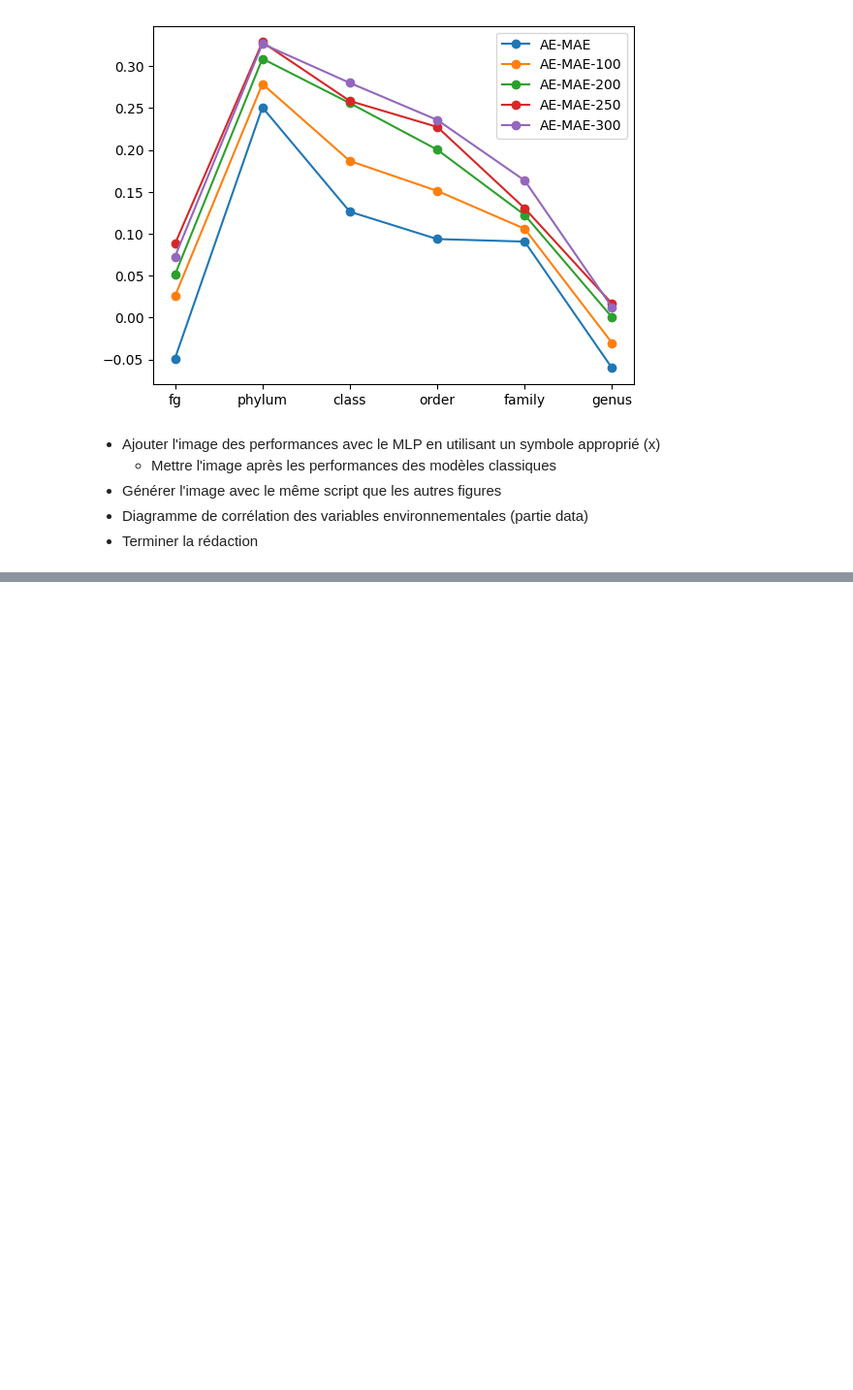
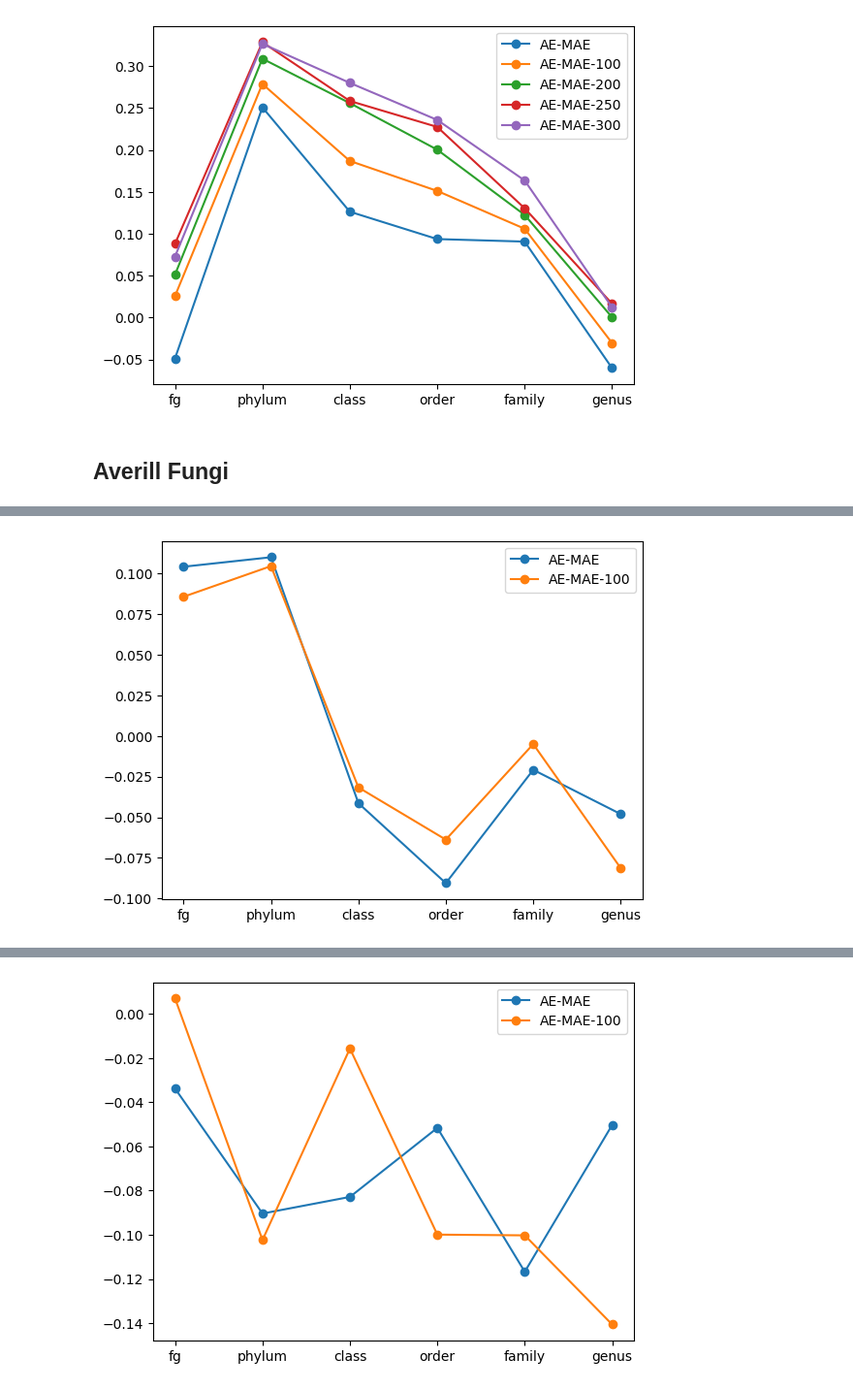
Before and after one commit to Vincent-Therrien/micropyome, a Jupyter notebook: demos/autoencoder.ipynb, the cells around one changed output, grey strips where cells are left out. Shown at 97% size. Saved outputs shown, nothing was run; the diff lists cells and outputs as text; code cells hidden in the pictures; blank space fills up the shorter version.

Commit message:
Run MLPs on other datasets

```diff
--- a/demos/autoencoder.ipynb
+++ b/demos/autoencoder.ipynb
@@ -632,9 +645,59 @@ AE-MAE-200: [0.05118123026380017, 0.3090538982613448, 0.25598631957104845, 0.200
 AE-MAE-250: [0.08792376157087849, 0.3287753806971894, 0.2585534379491969, 0.22758646003020613, 0.1304617289680167, 0.01651853931175517]
 AE-MAE-300: [0.07275268309722277, 0.3268286383733485, 0.28016965430134294, 0.23594749676542937, 0.16365726207207806, 0.012203457402393075]
 [figure]
-# %% [markdown]
-- Ajouter l'image des performances avec le MLP en utilisant un symbole approprié (x)
-  - Mettre l'image après les performances des modèles classiques
-- Générer l'image avec le même script que les autres figures
-- Diagramme de corrélation des variables environnementales (partie data)
-- Terminer la rédaction
+# %% [markdown]
+## Averill Fungi
+# %%
+DATASET_PATH = "../data/averill/fungi/"
+X = {}
+Y = {}
+
+for level in regression.TAXONOMIC_LEVELS:
+    x = pd.read_csv(f"{DATASET_PATH}{level}/13_variables.csv")
+    y = pd.read_csv(f"{DATASET_PATH}{level}/observed.csv")
+
+    x = x.drop(x.columns[0], axis=1) # Drop the ID of the sample.
+    # Scale features to remove the mean and make the variance unitary.
+    scaler = StandardScaler()
+    x = pd.DataFrame(scaler.fit_transform(x), columns=x.columns)
+
+    y = y.drop(y.columns[0], axis=1) # Drop the ID of the sample.
+    if level == "phylum":
+        y = y.drop(columns=["other"])  # Special case to avoid poor predictions.
+
+    X[level] = x
+    Y[level] = y
+# %%
+class AutoEncoder(torch.nn.Module):
+    def __init__(self, n_in, n_out):
+        super().__init__()
+        self.encoder = nn.Sequential(
+            nn.Linear(n_in, 64),
+            nn.ReLU(),
+            nn.Linear(64, 32),
+            nn.ReLU(),
+            nn.Linear(32, 16),
+            nn.ReLU(),
+        )
+        self.decoder = nn.Sequential(
+            nn.Linear(16, n_out),
+            nn.ReLU(),
+            nn.Linear(n_out, n_out),
+            nn.Softmax(1)
+        )
+
+    def forward(self, x):
+        encoded = self.encoder(x)
+        decoded = self.decoder(encoded)
+        return decoded
+
+
+models = {
+    "AE-MAE": Regressor(AutoEncoder, nn.L1Loss(), 50),
+    "AE-MAE-100": Regressor(AutoEncoder, nn.L1Loss(), 100)
+}
+results = regression.train_evaluate_models_multiple_taxa(models, X, Y, threshold=0.01, k_fold=5)
+graph_results(models, results)
+results = regression.train_evaluate_models_multiple_taxa(models, X, Y, threshold=0.0, k_fold=5)
+graph_results(models, results)
+# %% [output]
@@ -640,0 +721 @@ AE-MAE-300: [0.07275268309722277, 0.3268286383733485, 0.28016965430134294, 0.235
+[figure, added]
@@ -640,0 +739 @@ AE-MAE-300: [0.07275268309722277, 0.3268286383733485, 0.28016965430134294, 0.235
+[figure, added]
```
Also changed, not shown: parts of 10 cells of this notebook, 6 other files.
